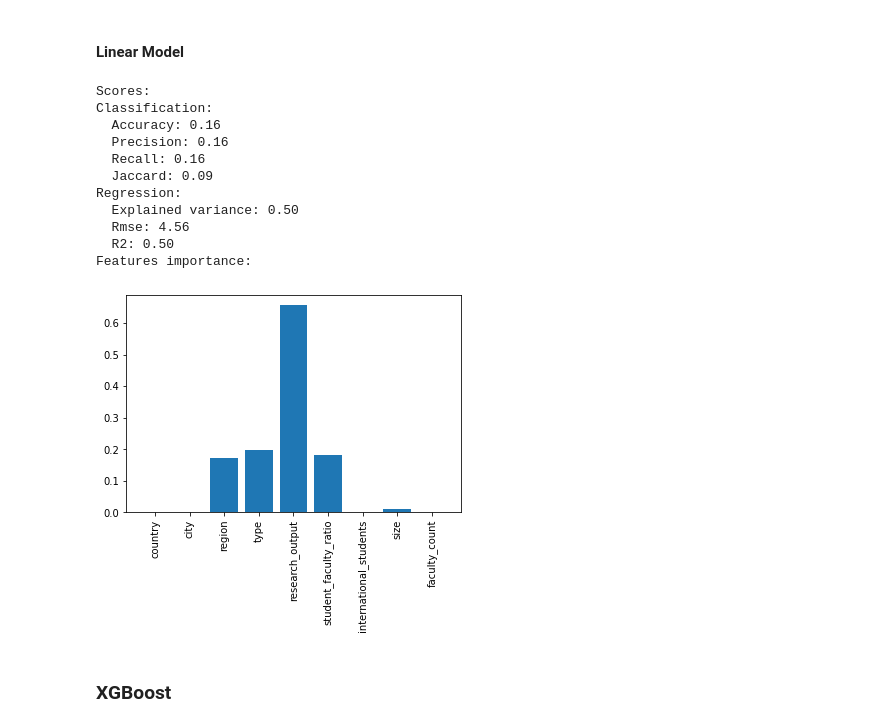
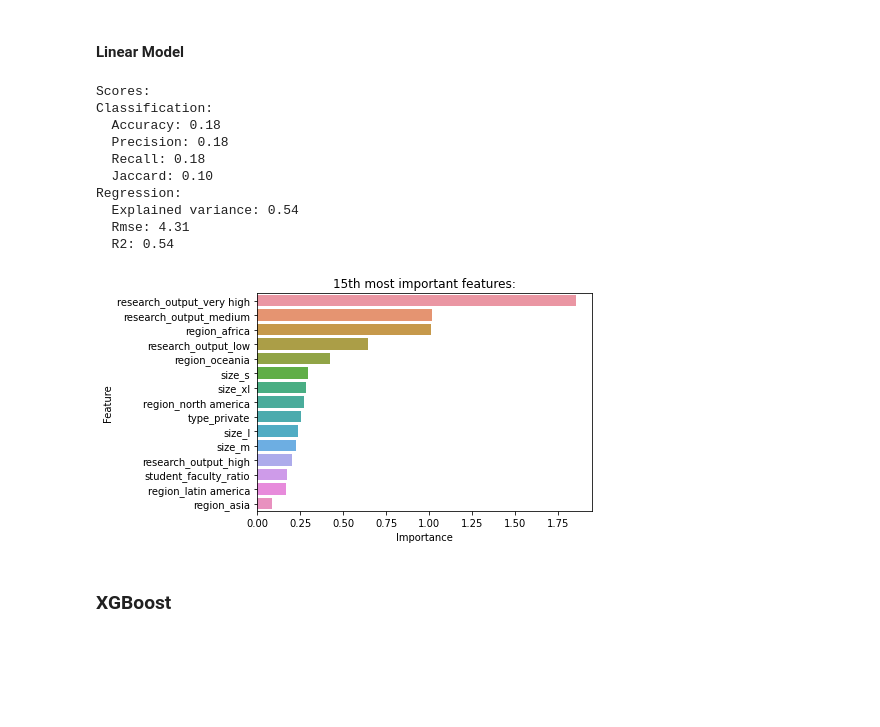
Before and after one commit to Gurleenp/IFT870, a Jupyter notebook: Projet/algorithms.ipynb, the cells around one changed output. Cells and saved outputs as stored; diff of their text form; code cells hidden in the pictures; blank space fills up the shorter version.

```diff
--- a/Projet/algorithms.ipynb
+++ b/Projet/algorithms.ipynb
@@ -121,10 +157,10 @@ Features importance:
 # %% [markdown]
 #### Linear Model
 # %%
-def show_lm_results(clf, test_x, test_y):
+def show_lm_results(model, test_x, test_y):
     # Scores
-    reg_scores = reg_score(clf, test_x, test_y)
-    clf_scores = clf_score(clf, test_x, test_y)
+    reg_scores = reg_score(model, test_x, test_y)
+    clf_scores = clf_score(model, test_x, test_y)
 
     print("Scores:")
 
@@ -133,52 +169,51 @@ def show_lm_results(clf, test_x, test_y):
         f"  {name.capitalize()}: {score:0.2f}"
         for name, score in clf_scores.items()
     ]))
 
     print("Regression:")
     print("\n".join([
         f"  {name.capitalize()}: {score:0.2f}"
         for name, score in reg_scores.items()
     ]))
 
     # Features importance
-    print("Features importance:")
-    plt.bar(clf.feature_names_in_, np.abs(clf.coef_))
-    plt.xticks(rotation=90)
+    N = 15
+    best_features = get_Nth_best_features_df(model.feature_names_in_, np.abs(model.coef_), N)
+
+    sns.barplot(
+        x="Importance", y="Feature",
+        data=best_features,
+        order=best_features.sort_values("Importance", ascending=False).Feature
+    )
+    plt.title(f"{N}th most important features:")
     plt.show()
 
 
 scored_data = data.dropna()
 
 def linear_model():
-    not_feature_cols = [
-        "university_with_year", "rank_display",
-        "rank_display_raw", "score"
-    ]
-
-    lm_data = data.drop(labels=not_feature_cols, axis=1)
-    train_x, test_x, train_y, test_y = get_training_sets(lm_data, "class")
+    train_x, test_x, train_y, test_y = get_training_sets(data_features, data_class)
 
     # Training
     lm_clf = LinearRegression()
     lm_clf.fit(train_x, train_y)
 
     # Results
     show_lm_results(lm_clf, test_x, test_y)
 
 linear_model()
 # %% [output]
 Scores:
 Classification:
-  Accuracy: 0.16
-  Precision: 0.16
-  Recall: 0.16
-  Jaccard: 0.09
+  Accuracy: 0.18
+  Precision: 0.18
+  Recall: 0.18
+  Jaccard: 0.10
 Regression:
-  Explained variance: 0.50
-  Rmse: 4.56
-  R2: 0.50
-Features importance:
+  Explained variance: 0.54
+  Rmse: 4.31
+  R2: 0.54
-[figure, old version]
+[figure, new version]
 # %% [markdown]
 ### XGBoost
 # %% [markdown]
```
Also changed, not shown: parts of 6 cells of this notebook.
